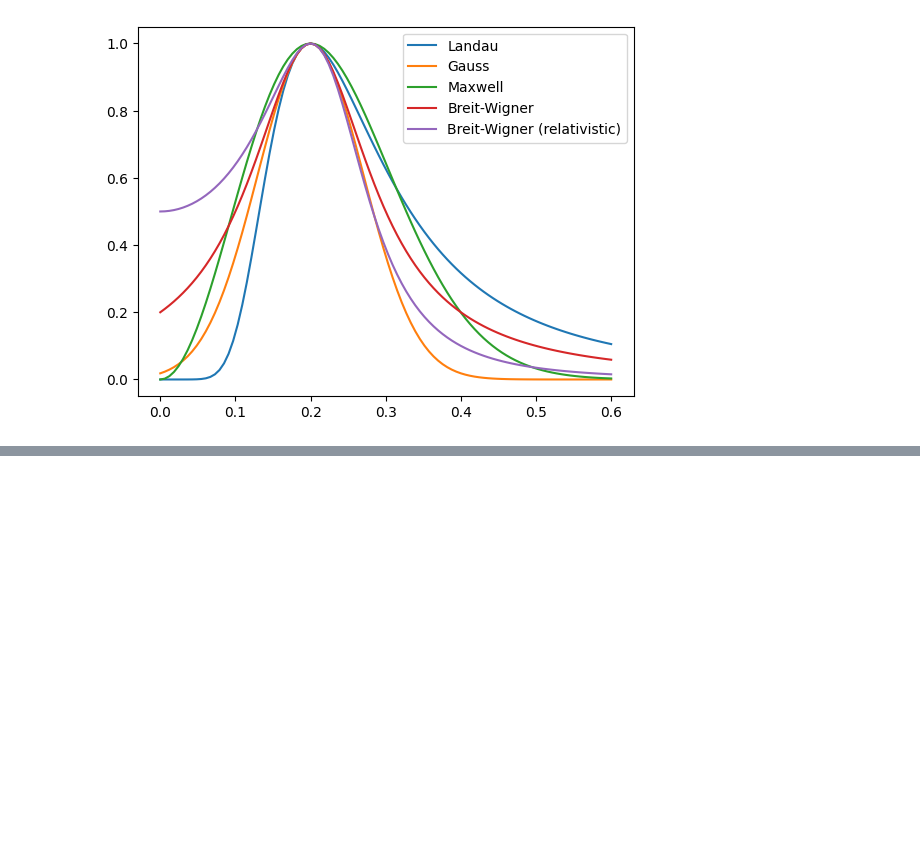
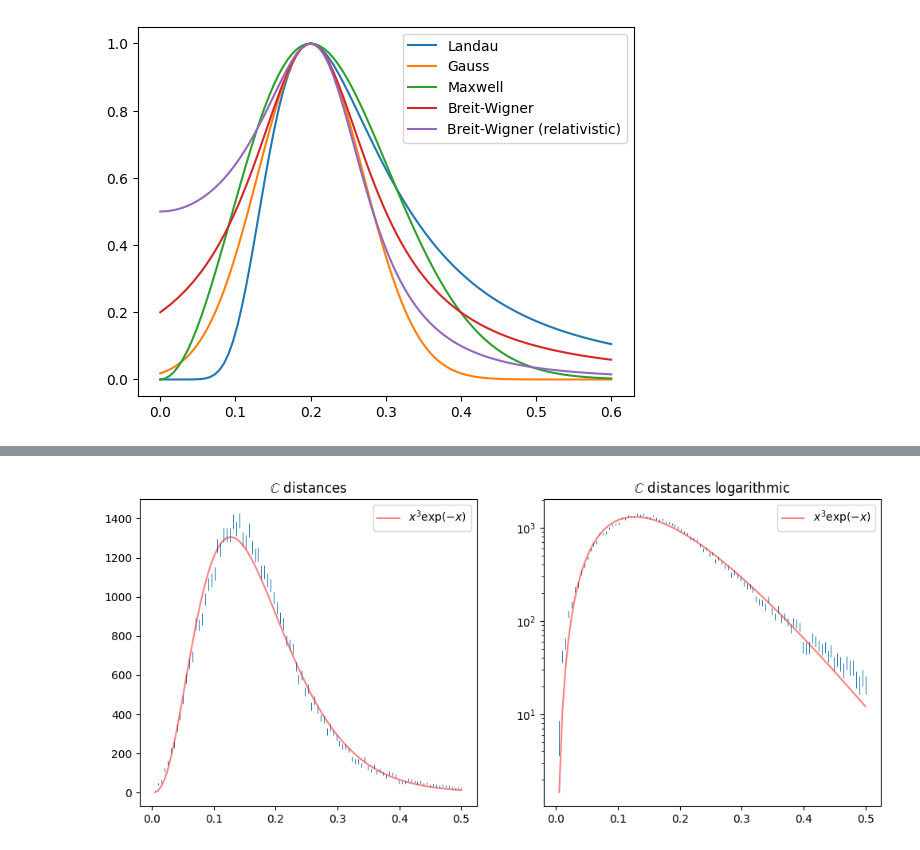
Before and after one commit to pinbraerts/vychmaty, a Jupyter notebook: week1.ipynb, the cells around one changed output, grey strips where cells are left out. Saved outputs shown, nothing was run; the diff lists cells and outputs as text; code cells hidden in the pictures; blank space fills up the shorter version.

```diff
--- a/week1.ipynb
+++ b/week1.ipynb
@@ -415,0 +408,7 @@ $$ PDF(\rho_{\mathbb{C}}) \propto x ^ 2 e^{-x^2} = maxwell $$
+# %%
+fig, axs = plt.subplots(1, 2, figsize=[12, 5])
+comp = lambda x, s, h: h * (x/s)**3 * np.exp(-x / s)
+pp1 = plot_experiment(newh[3][0], newh[3][1], comp, axs[0], label=r'$x^3 \exp(-x)$', title='$\mathbb{C}$ distances')#, parameters=[3, 1])
+pp2 = plot_experiment(newh[3][0], newh[3][1], comp, axs[1], label=r'$x^3 \exp(-x)$', title='$\mathbb{C}$ distances logarithmic', yscale='log')#, parameters=[3, 1]
+# %% [output]
+[figure, added]
```
Also changed, not shown: parts of 6 cells of this notebook.
